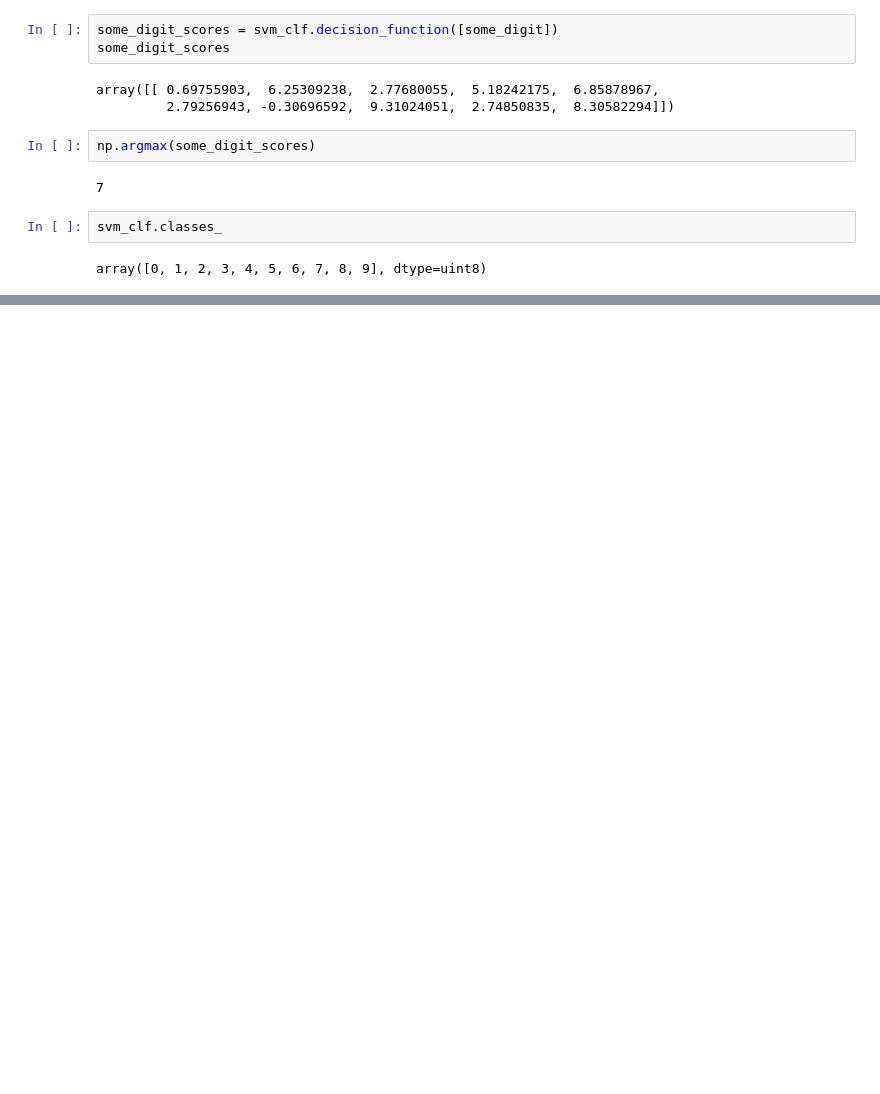
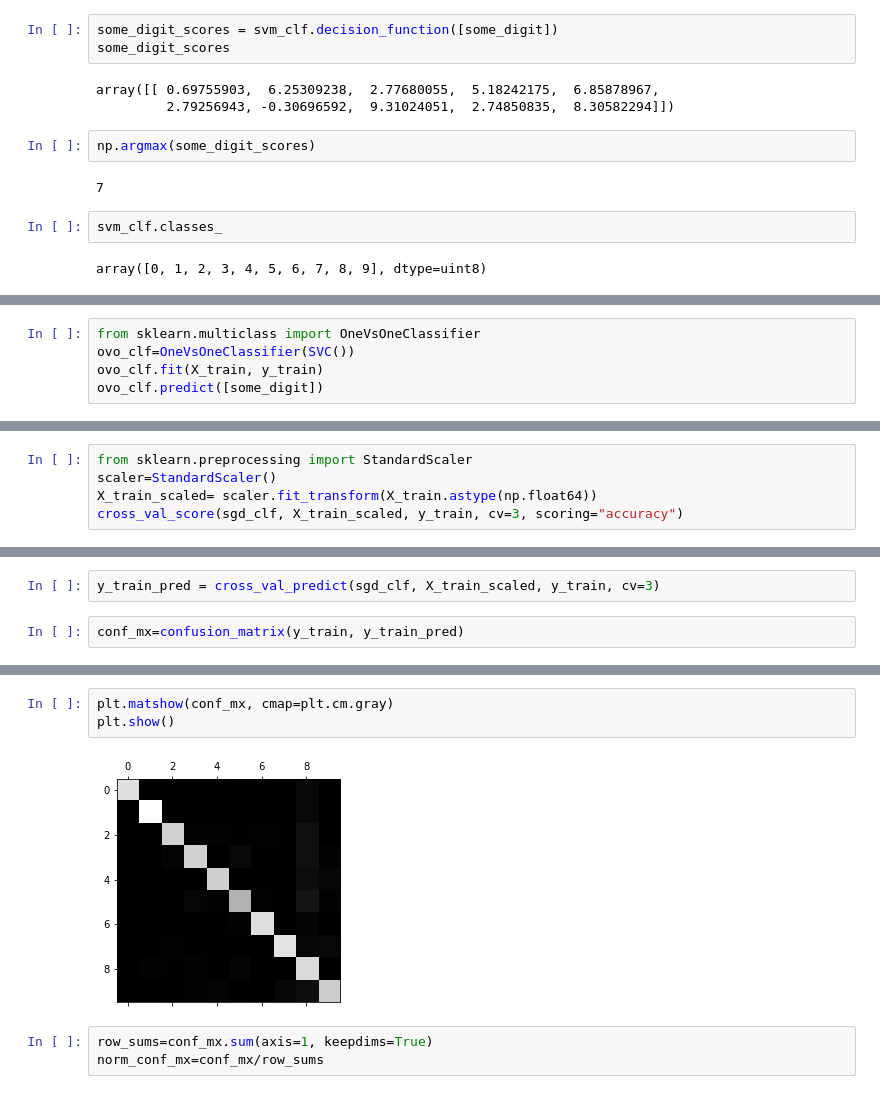
Before and after one commit to dnmorris7/O-Reilly_Handwriting_Analysis, a Jupyter notebook: O'Reilly_Handwriting_Analysis.ipynb, the cells around one changed output, grey strips where cells are left out. Saved outputs shown, nothing was run; the diff lists cells and outputs as text; blank space fills up the shorter version.

```diff
--- a/O'Reilly_Handwriting_Analysis.ipynb
+++ b/O'Reilly_Handwriting_Analysis.ipynb
@@ -447,0 +474,5 @@ array([0, 1, 2, 3, 4, 5, 6, 7, 8, 9], dtype=uint8)
+# %%
+from sklearn.multiclass import OneVsOneClassifier
+ovo_clf=OneVsOneClassifier(SVC())
+ovo_clf.fit(X_train, y_train)
+ovo_clf.predict([some_digit])
@@ -447,0 +504,5 @@ array([0, 1, 2, 3, 4, 5, 6, 7, 8, 9], dtype=uint8)
+# %%
+from sklearn.preprocessing import StandardScaler
+scaler=StandardScaler()
+X_train_scaled= scaler.fit_transform(X_train.astype(np.float64))
+cross_val_score(sgd_clf, X_train_scaled, y_train, cv=3, scoring="accuracy")
@@ -447,0 +518,4 @@ array([0, 1, 2, 3, 4, 5, 6, 7, 8, 9], dtype=uint8)
+# %%
+y_train_pred = cross_val_predict(sgd_clf, X_train_scaled, y_train, cv=3)
+# %%
+conf_mx=confusion_matrix(y_train, y_train_pred)
@@ -447,0 +536,8 @@ array([0, 1, 2, 3, 4, 5, 6, 7, 8, 9], dtype=uint8)
+# %%
+plt.matshow(conf_mx, cmap=plt.cm.gray)
+plt.show()
+# %% [output]
+[figure, added]
+# %%
+row_sums=conf_mx.sum(axis=1, keepdims=True)
+norm_conf_mx=conf_mx/row_sums
```
Also changed, not shown: parts of 22 cells of this notebook.
